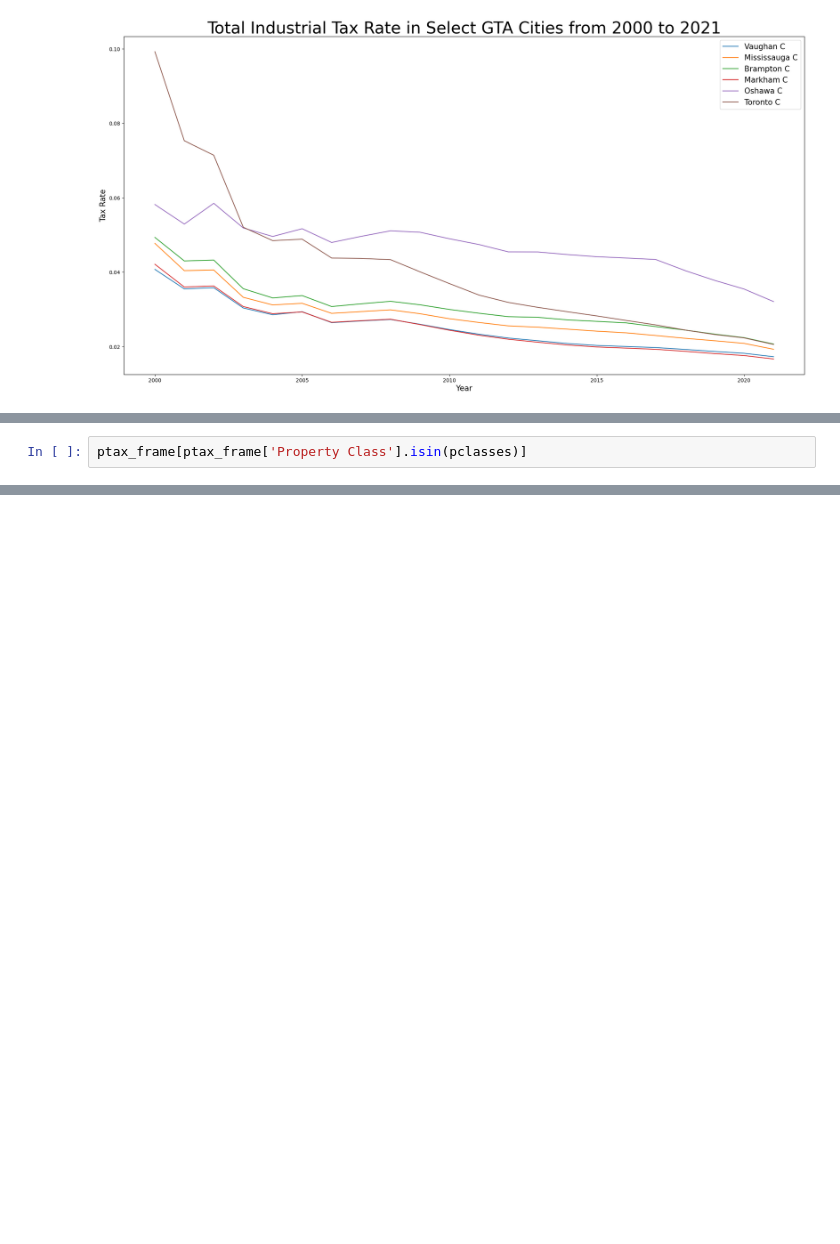
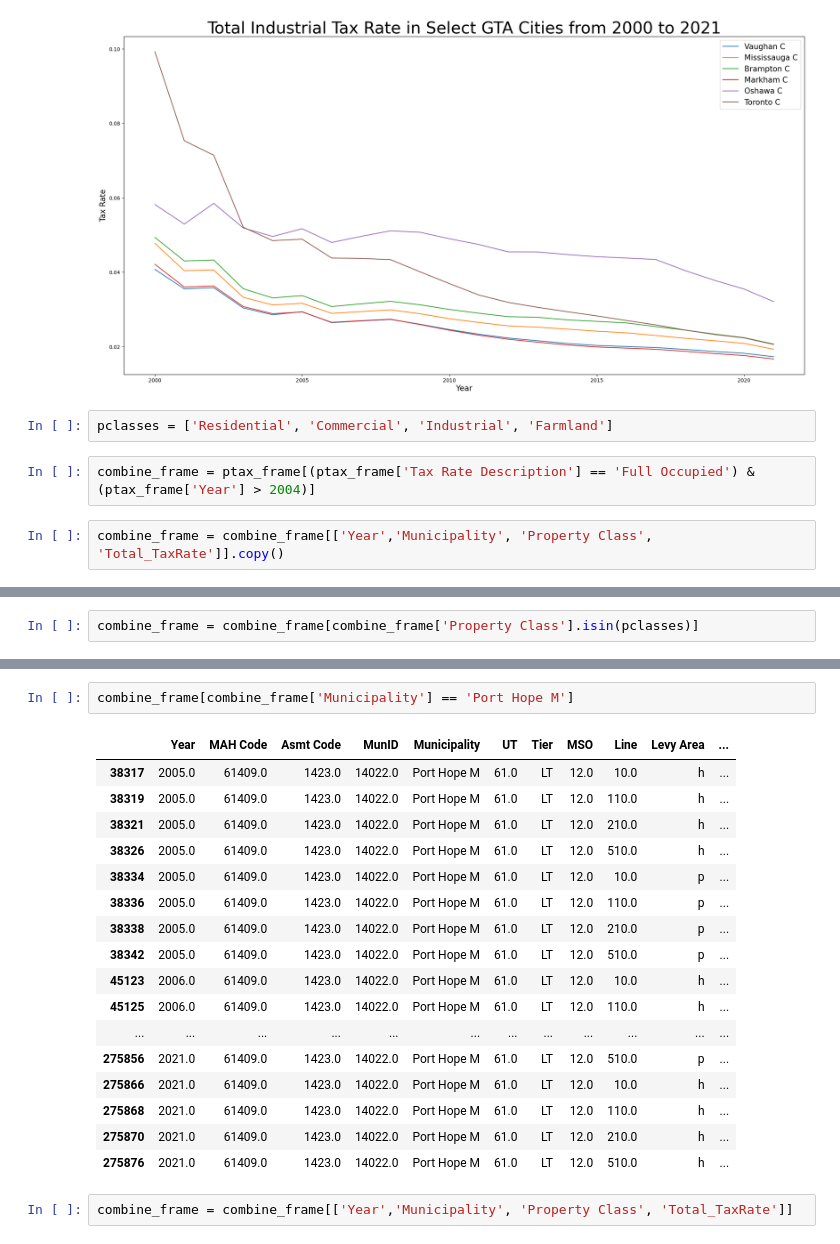
Before and after one commit to ddsarai/propertTax_comps, a Jupyter notebook: GTA_ptax_2011_2021.ipynb, the cells around one changed output, grey strips where cells are left out. Saved outputs shown, nothing was run; the diff lists cells and outputs as text; blank space fills up the shorter version.

```diff
--- a/GTA_ptax_2011_2021.ipynb
+++ b/GTA_ptax_2011_2021.ipynb
@@ -247,3 +247,9 @@ plt.legend(prop={'size':15})
 plt.show()
 # %% [output]
 [figure]
+# %%
+pclasses = ['Residential', 'Commercial', 'Industrial', 'Farmland']
+# %%
+combine_frame = ptax_frame[(ptax_frame['Tax Rate Description'] == 'Full Occupied') & (ptax_frame['Year'] > 2004)]
+# %%
+combine_frame = combine_frame[['Year','Municipality', 'Property Class', 'Total_TaxRate']].copy()
@@ -250,2 +265,2 @@ plt.show()
 # %%
-ptax_frame[ptax_frame['Property Class'].isin(pclasses)]
+combine_frame = combine_frame[combine_frame['Property Class'].isin(pclasses)]
@@ -265,0 +276,22 @@ ptax_frame[ptax_frame['Property Class'].isin(pclasses)]
+# %%
+combine_frame[combine_frame['Municipality'] == 'Port Hope M']
+# %% [output]
+|  | Year | MAH Code | Asmt Code | MunID | Municipality | UT | Tier | MSO | Line | Levy Area | ... |
+| 38317 | 2005.0 | 61409.0 | 1423.0 | 14022.0 | Port Hope M | 61.0 | LT | 12.0 | 10.0 | h | ... |
+| 38319 | 2005.0 | 61409.0 | 1423.0 | 14022.0 | Port Hope M | 61.0 | LT | 12.0 | 110.0 | h | ... |
+| 38321 | 2005.0 | 61409.0 | 1423.0 | 14022.0 | Port Hope M | 61.0 | LT | 12.0 | 210.0 | h | ... |
+| 38326 | 2005.0 | 61409.0 | 1423.0 | 14022.0 | Port Hope M | 61.0 | LT | 12.0 | 510.0 | h | ... |
+| 38334 | 2005.0 | 61409.0 | 1423.0 | 14022.0 | Port Hope M | 61.0 | LT | 12.0 | 10.0 | p | ... |
+| 38336 | 2005.0 | 61409.0 | 1423.0 | 14022.0 | Port Hope M | 61.0 | LT | 12.0 | 110.0 | p | ... |
+| 38338 | 2005.0 | 61409.0 | 1423.0 | 14022.0 | Port Hope M | 61.0 | LT | 12.0 | 210.0 | p | ... |
+| 38342 | 2005.0 | 61409.0 | 1423.0 | 14022.0 | Port Hope M | 61.0 | LT | 12.0 | 510.0 | p | ... |
+| 45123 | 2006.0 | 61409.0 | 1423.0 | 14022.0 | Port Hope M | 61.0 | LT | 12.0 | 10.0 | h | ... |
+| 45125 | 2006.0 | 61409.0 | 1423.0 | 14022.0 | Port Hope M | 61.0 | LT | 12.0 | 110.0 | h | ... |
+| ... | ... | ... | ... | ... | ... | ... | ... | ... | ... | ... | ... |
+| 275856 | 2021.0 | 61409.0 | 1423.0 | 14022.0 | Port Hope M | 61.0 | LT | 12.0 | 510.0 | p | ... |
+| 275866 | 2021.0 | 61409.0 | 1423.0 | 14022.0 | Port Hope M | 61.0 | LT | 12.0 | 10.0 | h | ... |
+| 275868 | 2021.0 | 61409.0 | 1423.0 | 14022.0 | Port Hope M | 61.0 | LT | 12.0 | 110.0 | h | ... |
+| 275870 | 2021.0 | 61409.0 | 1423.0 | 14022.0 | Port Hope M | 61.0 | LT | 12.0 | 210.0 | h | ... |
+| 275876 | 2021.0 | 61409.0 | 1423.0 | 14022.0 | Port Hope M | 61.0 | LT | 12.0 | 510.0 | h | ... |
+# %%
+combine_frame = combine_frame[['Year','Municipality', 'Property Class', 'Total_TaxRate']]
```
Also changed, not shown: parts of 13 cells of this notebook, 3 other files.
